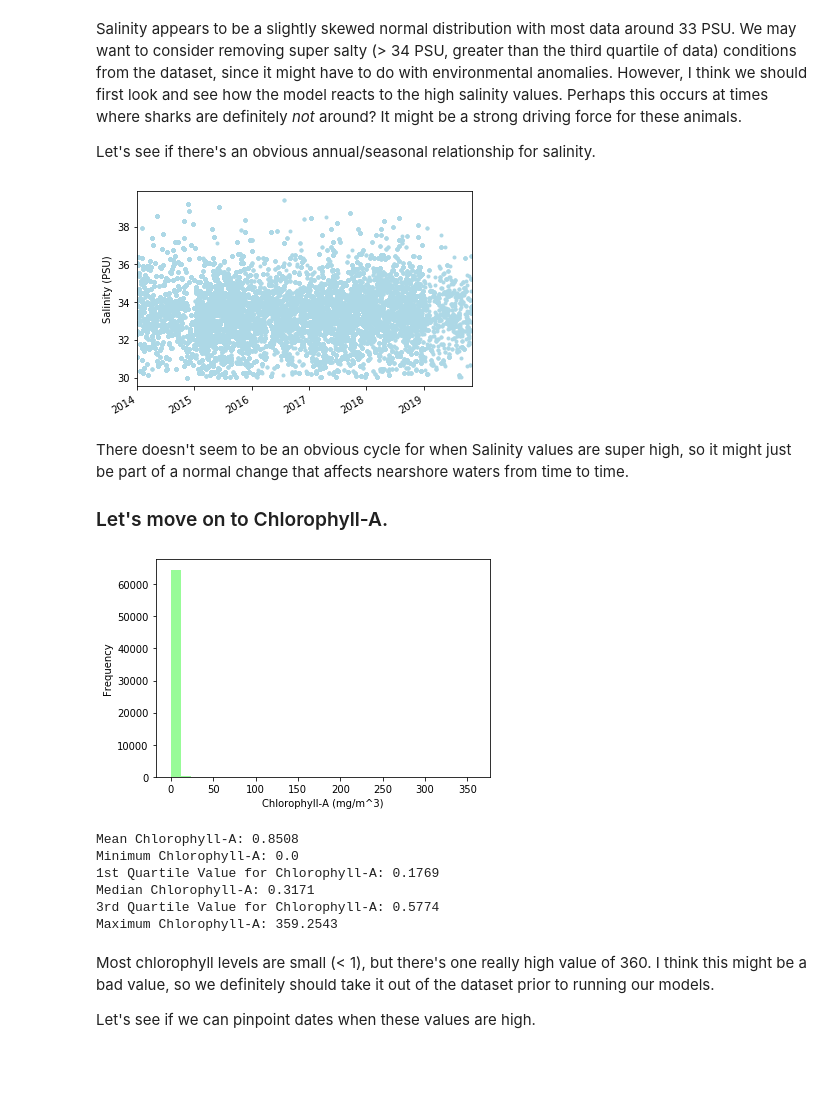
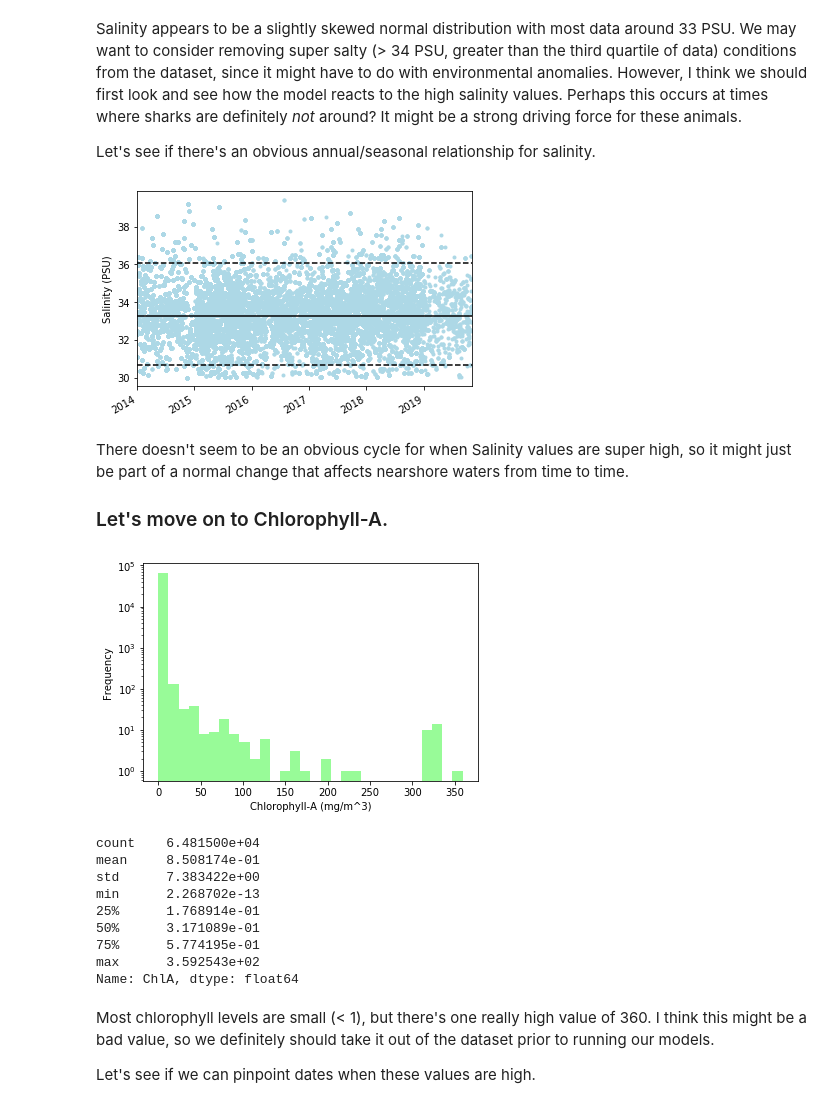
Before and after one commit to echelleburns/SpringBoard-Capstone1, a Jupyter notebook: Story_Telling/Distributions.ipynb, the cells around one changed output. Drawn from its saved outputs; the diff is of its cells as text; code cells hidden in the pictures; blank space fills up the shorter version.

```diff
--- a/Story_Telling/Distributions.ipynb
+++ b/Story_Telling/Distributions.ipynb
@@ -39,6 +42,10 @@ dat = dat[['Zone', 'Date', 'Transmitter', 'Receiver_D', 'Lat', 'Lng', 'DepthGrad
 dat = dat.append(counts) # and append the count data to this new dataframe
 
 dat = dat.sort_values(['Date','Zone']) # finally, sort the data so that it's in sequential order
+
+# Finally, let's add year and month to the dataset too.
+dat['Month'] = dat['Date'].dt.month
+dat['Year'] = dat['Date'].dt.year
 # %% [markdown]
 ## We need to look at the overall distributions of all the parameters, in order to see if there are any outliers and to get an idea of what the data actually look like.
 
@@ -82,0 +131,27 @@ plt.show() # and show the plot
+# %%
+month_groups = {1: '1-3', 2: '1-3', 3: '1-3', 4: '4-6', 5: '4-6', 6: '4-6', 7: '7-9', 8: '7-9', 9: '7-9',
+                10: '10-12', 11: '10-12', 12: '10-12'} # create a dictionary to pass the categorized
+                # months to the dataset
+
+dat['month_groups'] = dat['Month'].map(month_groups) # add month groups
+dat['month_groups'] = dat['Year'].astype(str)+ ' Months '+ dat['month_groups'].astype(str)
+    # add year groups
+
+columns_my_order = ['2014 Months 1-3', '2014 Months 4-6', '2014 Months 7-9', '2014 Months 10-12',
+                    '2015 Months 1-3', '2015 Months 4-6', '2015 Months 7-9', '2015 Months 10-12',
+                    '2016 Months 1-3', '2016 Months 4-6', '2016 Months 7-9', '2016 Months 10-12',
+                    '2017 Months 1-3', '2017 Months 4-6', '2017 Months 7-9', '2017 Months 10-12',
+                    '2018 Months 1-3', '2018 Months 4-6', '2018 Months 7-9', '2018 Months 10-12',
+                    '2019 Months 1-3', '2019 Months 4-6', '2019 Months 7-9', '2019 Months 10-12']
+    # order the categories so it displays sequentially
+
+# Start plotting
+plt.figure(figsize=(10,5)) # set plot size so we can see all labels nicely
+sharkbox = sns.boxplot(x='month_groups', y='Transmitter', data=dat[dat['Transmitter']>0], order=columns_my_order,
+                      color='cornflowerblue')
+    # plot only data that are >0 and in the order we specify
+sharkbox = sharkbox.set_xticklabels(sharkbox.get_xticklabels(), rotation=30, horizontalalignment = 'right')
+    # fix the xlabels so that they're easier to read
+sharkbox = plt.xlabel('') # remove the xlabel
+sharkbox = plt.ylabel('Number of Sharks') # clean up the ylabel
+plt.show() # show the plot
@@ -224,35 +316,36 @@ Let's see if there's an obvious annual/seasonal relationship for salinity.
 # %%
 dat.plot(x='Date',y='Sal', style='.', color='lightblue', legend=False)
     # a nice little dot graph for the salinity data
+plt.axhline(np.percentile(dat['Sal'], [2.5]), color='black', linestyle='dashed')
+plt.axhline(np.percentile(dat['Sal'], [97.5]), color='black', linestyle='dashed')
+plt.axhline(np.mean(dat['Sal']), color='black')
 plt.ylabel('Salinity (PSU)') # label the y axis
 plt.xlabel('') # label the x axis
 plt.show() # show the plot
 # %% [output]
-[figure, old version]
+[figure, new version]
 # %% [markdown]
 There doesn't seem to be an obvious cycle for when Salinity values are super high, so it might just be part of a normal change that affects nearshore waters from time to time.
 
 ### Let's move on to Chlorophyll-A.
 # %%
-dat['ChlA'].plot(kind='hist', bins=30, color='palegreen') # let's plot a histogram for these data
+dat['ChlA'].plot(kind='hist', bins=30, color='palegreen', logy=True) # let's plot a histogram for these data
 plt.xlabel('Chlorophyll-A (mg/m^3)') # update the xlabel
 plt.show() # and show the plot.
 # %% [output]
-[figure, old version]
+[figure, new version]
-# %%
-print('Mean Chlorophyll-A: ' + str(round(dat['ChlA'].mean(), 4)))
-print('Minimum Chlorophyll-A: ' + str(round(dat['ChlA'].quantile(0), 4)))
-print('1st Quartile Value for Chlorophyll-A: ' + str(round(dat['ChlA'].quantile(0.25), 4)))
-print('Median Chlorophyll-A: ' + str(round(dat['ChlA'].quantile(0.5), 4)))
-print('3rd Quartile Value for Chlorophyll-A: ' + str(round(dat['ChlA'].quantile(.75), 4)))
-print('Maximum Chlorophyll-A: ' + str(round(dat['ChlA'].quantile(1), 4)))
-# %% [output]
-Mean Chlorophyll-A: 0.8508
-Minimum Chlorophyll-A: 0.0
-1st Quartile Value for Chlorophyll-A: 0.1769
-Median Chlorophyll-A: 0.3171
-3rd Quartile Value for Chlorophyll-A: 0.5774
-Maximum Chlorophyll-A: 359.2543
+# %%
+print(dat['ChlA'].describe())
+# %% [output]
+count    6.481500e+04
+mean     8.508174e-01
+std      7.383422e+00
+min      2.268702e-13
+25%      1.768914e-01
+50%      3.171089e-01
+75%      5.774195e-01
+max      3.592543e+02
+Name: ChlA, dtype: float64
 # %% [markdown]
 Most chlorophyll levels are small (< 1), but there's one really high value of 360. I think this might be a bad value, so we definitely should take it out of the dataset prior to running our models.
 
```
Also changed, not shown: parts of 29 cells of this notebook.
